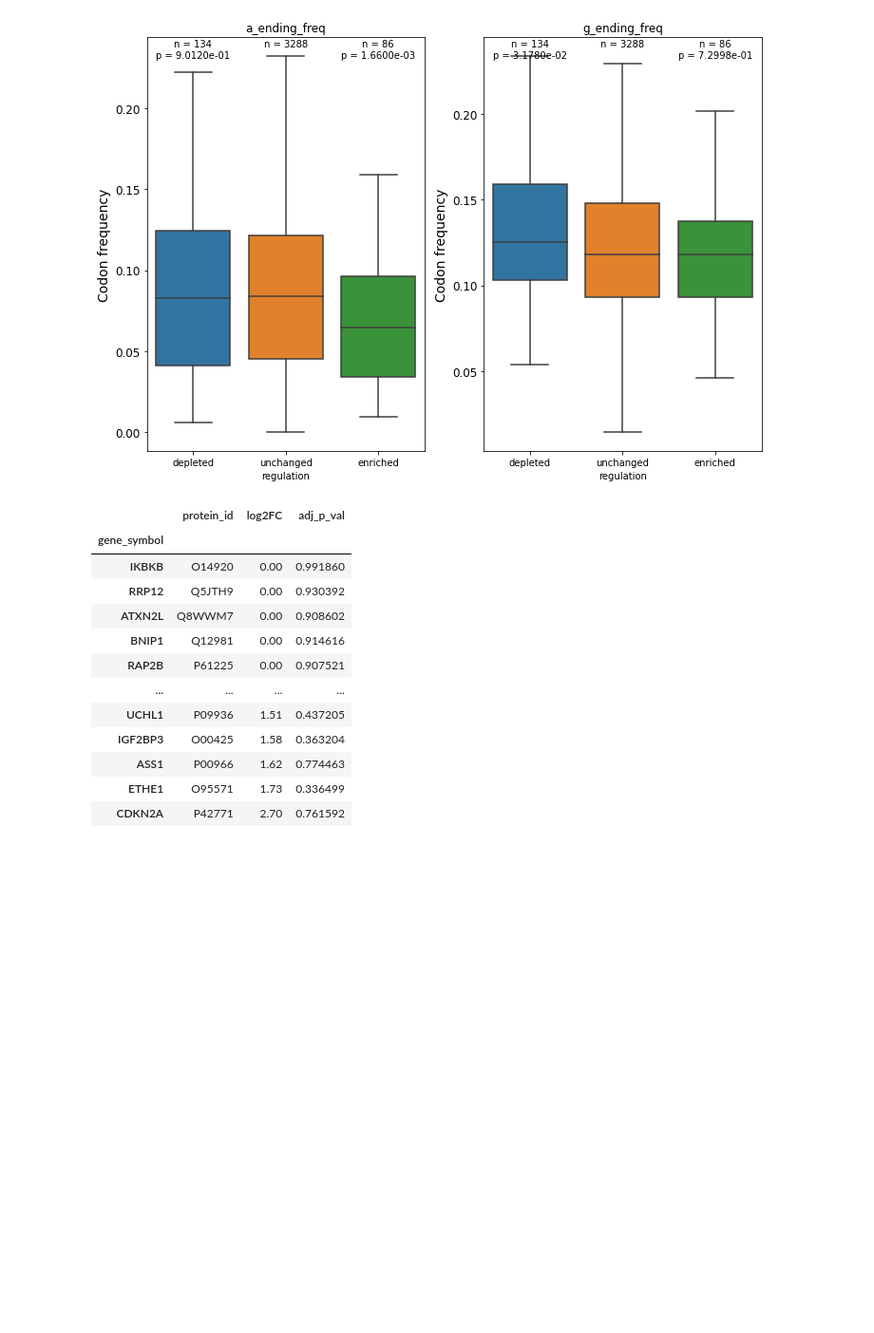
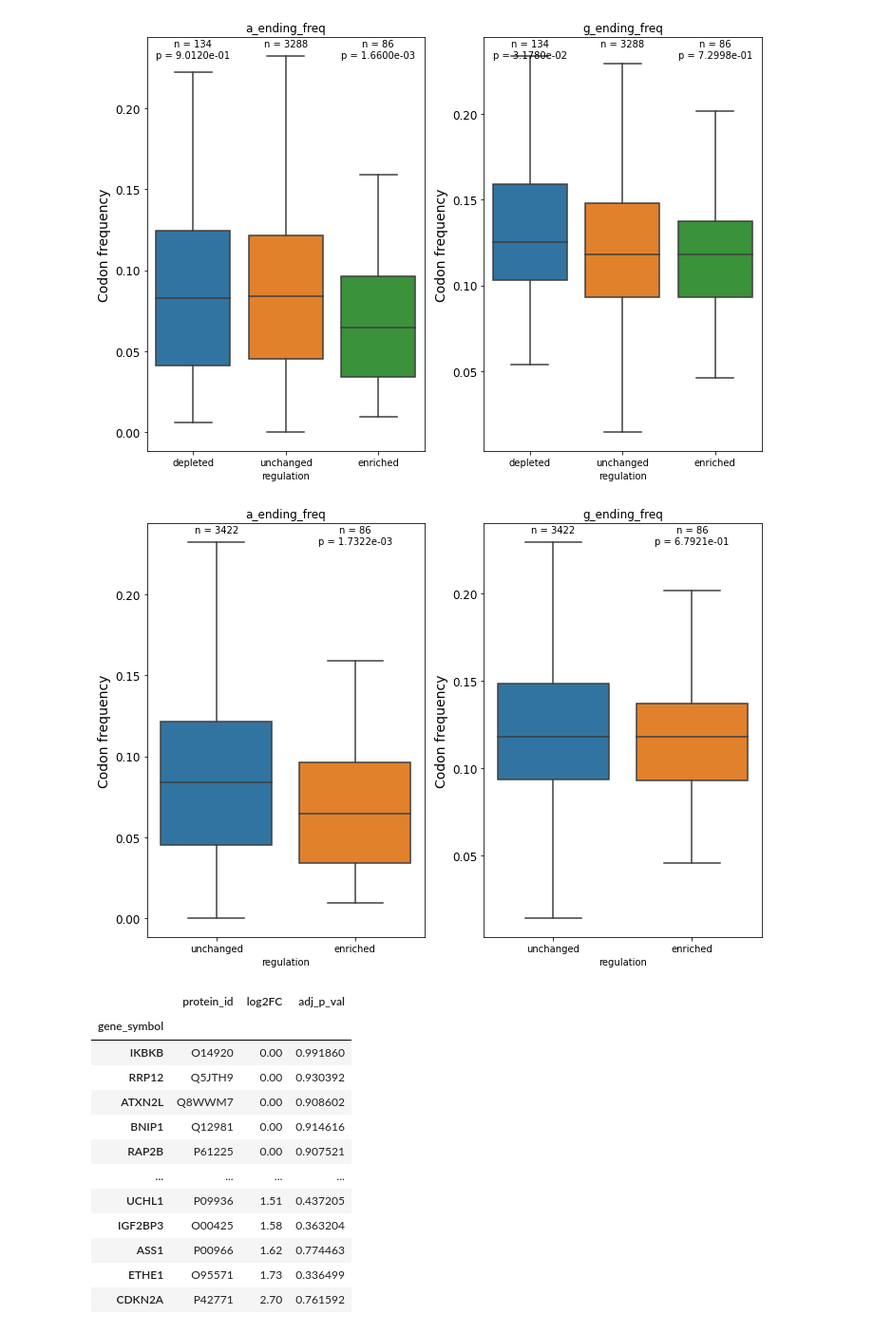
Before and after one commit to menchelab/Englmaier_et_al_2025, a Jupyter notebook: notebooks/codonbias_all_patients.ipynb, the cells around one changed output. Shown: that part at 95% size. Drawn from its saved outputs; the diff is of its cells as text; code cells hidden in the pictures; blank space fills up the shorter version.

Commit message:
add boxplot version

```diff
--- a/notebooks/codonbias_all_patients.ipynb
+++ b/notebooks/codonbias_all_patients.ipynb
@@ -308,6 +308,59 @@ fig.tight_layout()
 fig.savefig('../plots/codon_frequency_both_patients.pdf')
 # %% [output]
 [figure]
+# %%
+import seaborn as sns
+import matplotlib.pyplot as plt
+from scipy.stats import ttest_ind
+
+
+fig, axs = plt.subplots(1, len(codons_of_interest))
+df = agg_infos['pats vs ctrls'].copy()
+df = df.loc[~df.pulldown_lfc.isna(), :]
+for ax, k, codons in zip(axs, ['a_ending', 'g_ending'], codons_of_interest):
+    df['regulation'] = pd.cut(
+        df.pulldown_lfc,
+        bins = [-3, 0.5, 3],
+        labels = ['unchanged', 'enriched']
+    )
+    title = k + '_freq'
+    sns.boxplot(
+        data = df,
+        x = 'regulation',
+        y = title,
+        showfliers = False,
+        ax = ax
+    )
+    ax.set_title(title)
+
+    ax.tick_params(axis = 'y', labelsize = 12)
+    ax.set_ylabel('Codon frequency', fontdict={'fontsize': 14})
+
+    _, ymax = ax.get_ylim()
+    ctrl_values = df.loc[df.regulation == 'unchanged', title]
+    for i, (g, gdata) in enumerate(df.groupby('regulation')):
+        n = len(gdata)
+        text = f'n = {n}'
+
+
+        if g in ['depleted', 'enriched']:
+            res = ttest_ind(gdata[title], ctrl_values,  nan_policy = 'omit')
+            text += '\np = {:.4e}'.format(res.pvalue)
+
+        ax.text(
+            i, ymax - 0.001,
+            text,
+            va = 'top',
+            ha = 'center'
+        )
+
+
+fig.set_figwidth(5 * len(codons_of_interest))
+fig.set_figheight(7)
+fig.tight_layout()
+fig.savefig('../plots/codon_frequency_both_patients_no_deplet.pdf')
+# %% [output]
+[figure, added]
 # %%
 pulldown = pd.read_excel(
     '../data/CC_AVi_172-M1158-F1-F5-P13031-1-OTITOT-SumInd_TotalPeptideNorm-16plex-AR-20230414-16plexQuan-filtered-patient-vs-control.xlsx',
```
Also changed, not shown: parts of 1 cell of this notebook.
